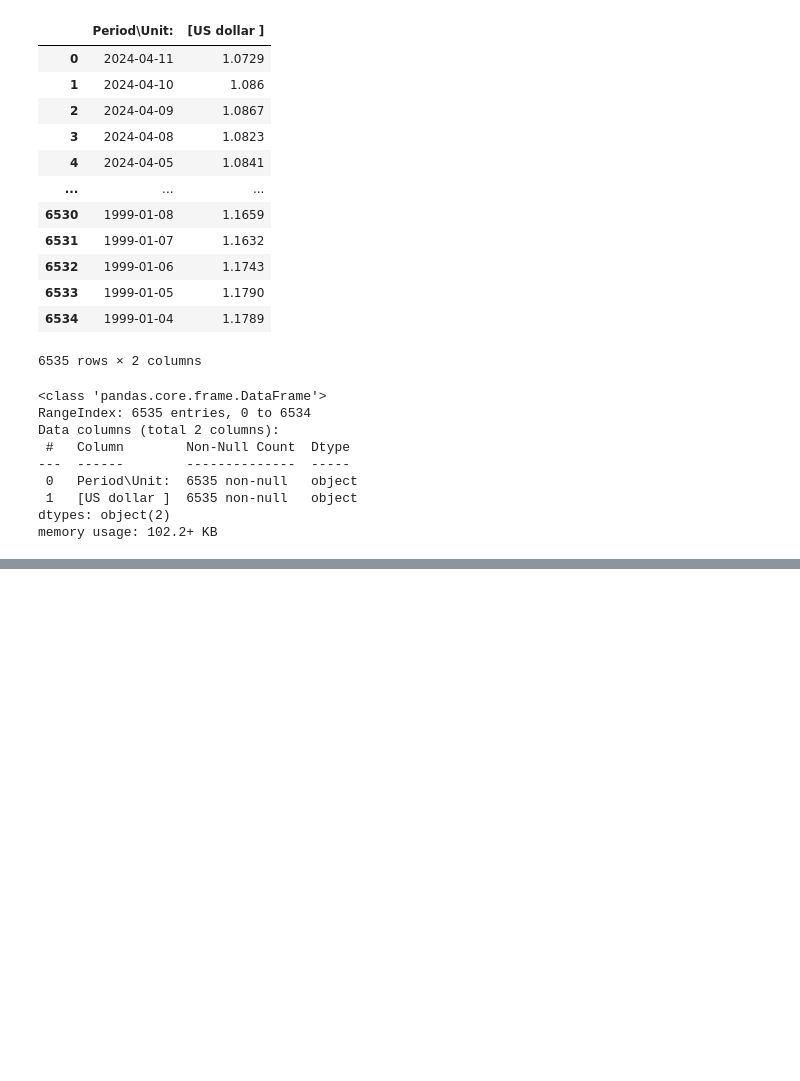
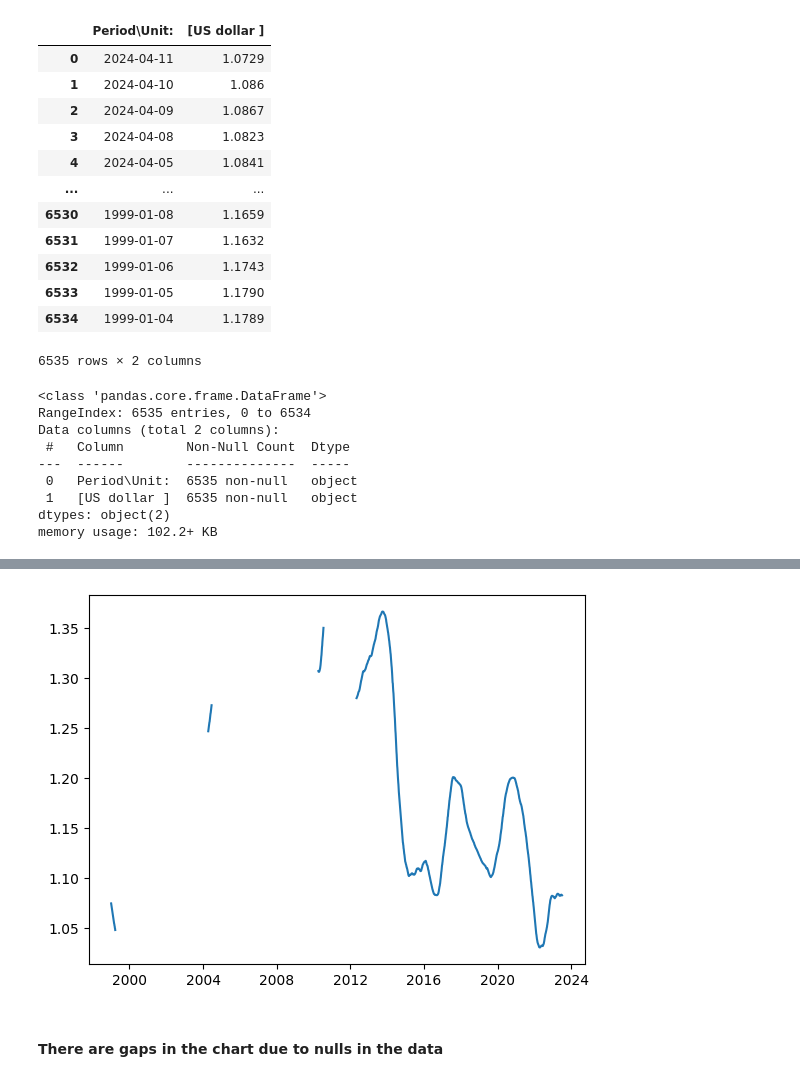
Before and after one commit to kingkingori/Euro-Daily-History, a Jupyter notebook: eurohist.ipynb, the cells around one changed output, grey strips where cells are left out. Cells and saved outputs as stored; diff of their text form; code cells hidden in the pictures; blank space fills up the shorter version.

```diff
--- a/eurohist.ipynb
+++ b/eurohist.ipynb
@@ -69,0 +85,6 @@ euro_hist_us
+# %%
+euro_hist_us['date'] = pd.to_datetime(euro_hist_us['date'])
+# %%
+# an entry with value '-', coerce it to 'NaN'
+euro_hist_us['usd'] = pd.to_numeric(euro_hist_us['usd'], errors='coerce')
+euro_hist_us['usd'].dtype
@@ -69,0 +109,7 @@ euro_hist_us
+# %%
+plt.plot(euro_hist_us['date'], euro_hist_us['usd'].rolling(200).mean())
+plt.show()
+# %% [output]
+[figure, added]
+# %% [markdown]
+#### There are gaps in the chart due to nulls in the data
```
Also changed, not shown: parts of 10 cells of this notebook.
